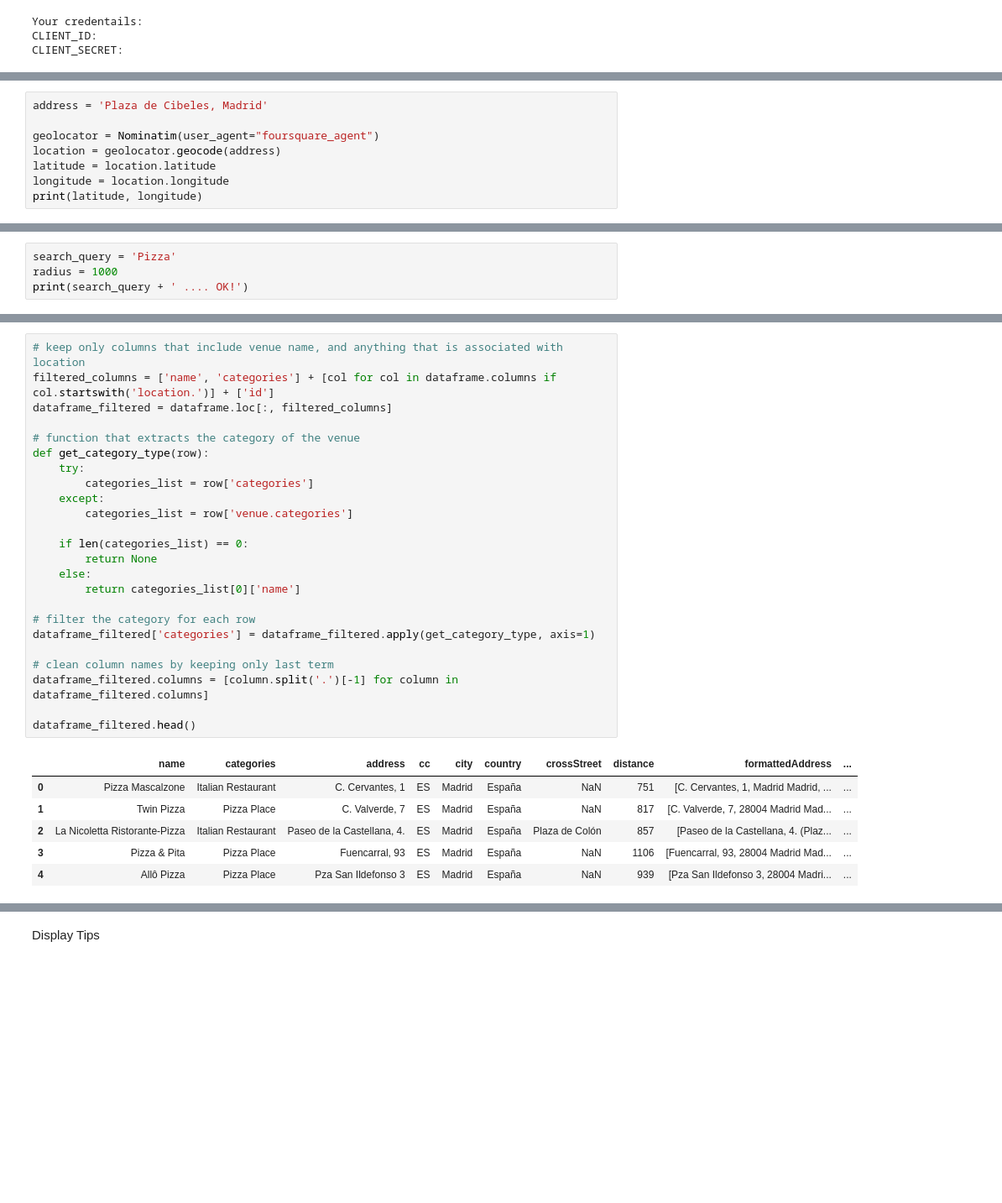
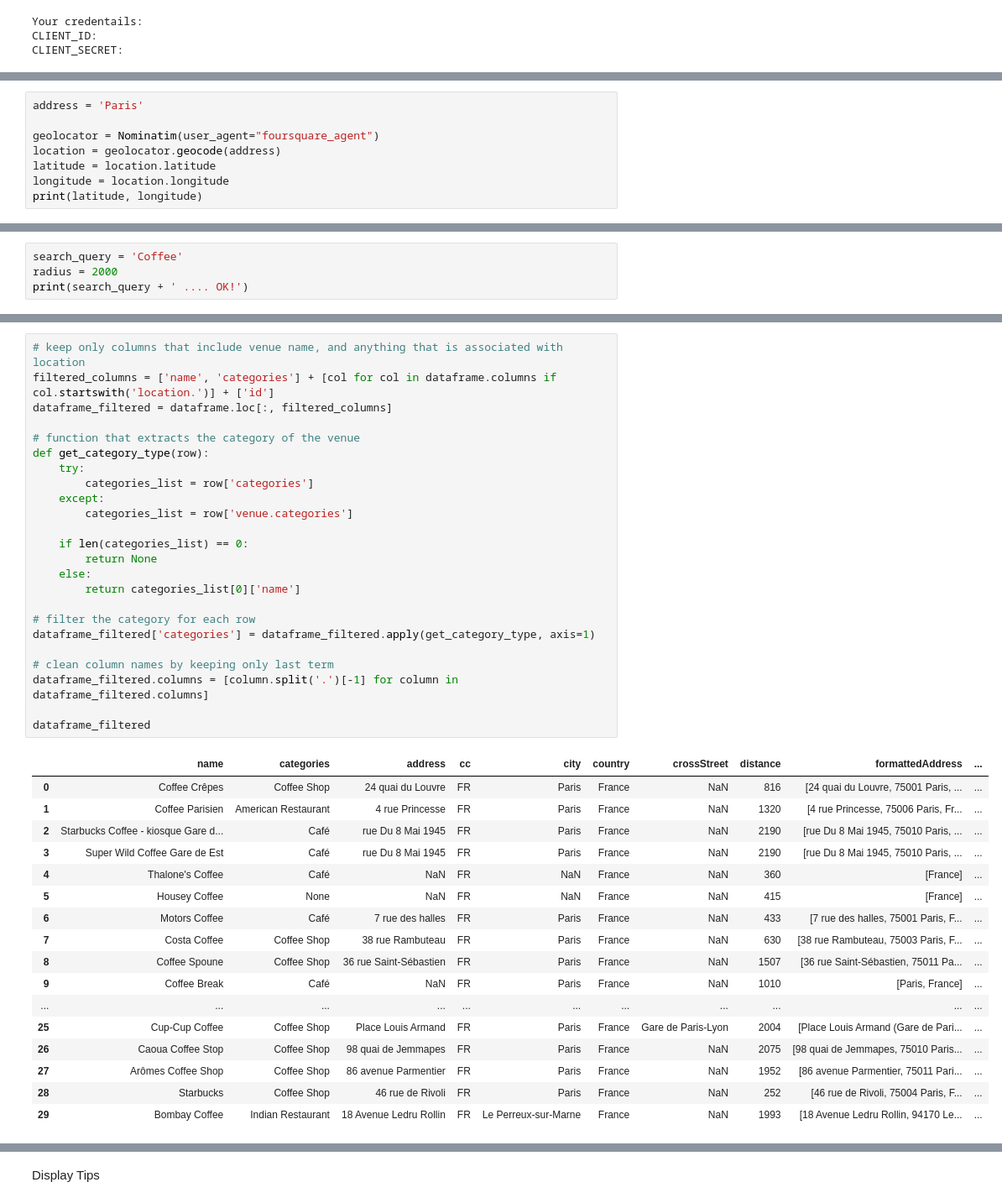
Before and after one commit to pcfds/Learning-and-working-with-python, a Jupyter notebook: Capstone Project - The Battle of Neighborhoods.ipynb, the cells around one changed output, grey strips where cells are left out. Shown at 84% size. Cells and saved outputs as stored; diff of their text form; blank space fills up the shorter version.

```diff
--- a/Capstone Project - The Battle of Neighborhoods.ipynb
+++ b/Capstone Project - The Battle of Neighborhoods.ipynb
@@ -53,5 +76,5 @@ CLIENT_SECRET:
 # %%
-address = 'Plaza de Cibeles, Madrid'
+address = 'Paris'
 
 geolocator = Nominatim(user_agent="foursquare_agent")
 location = geolocator.geocode(address)
@@ -65,5 +88,5 @@ print(latitude, longitude)
 # %%
-search_query = 'Pizza'
-radius = 1000
+search_query = 'Coffee'
+radius = 2000
 print(search_query + ' .... OK!')
 # %% [output]
@@ -115,31 +135,42 @@ dataframe.head()
 # %%
 # keep only columns that include venue name, and anything that is associated with location
 filtered_columns = ['name', 'categories'] + [col for col in dataframe.columns if col.startswith('location.')] + ['id']
 dataframe_filtered = dataframe.loc[:, filtered_columns]
 
 # function that extracts the category of the venue
 def get_category_type(row):
     try:
         categories_list = row['categories']
     except:
         categories_list = row['venue.categories']
 
     if len(categories_list) == 0:
         return None
     else:
         return categories_list[0]['name']
 
 # filter the category for each row
 dataframe_filtered['categories'] = dataframe_filtered.apply(get_category_type, axis=1)
 
 # clean column names by keeping only last term
 dataframe_filtered.columns = [column.split('.')[-1] for column in dataframe_filtered.columns]
 
-dataframe_filtered.head()
+dataframe_filtered
 # %% [output]
 |  | name | categories | address | cc | city | country | crossStreet | distance | formattedAddress | ... |
-| 0 | Pizza Mascalzone | Italian Restaurant | C. Cervantes, 1 | ES | Madrid | España | NaN | 751 | [C. Cervantes, 1, Madrid Madrid, ... | ... |
-| 1 | Twin Pizza | Pizza Place | C. Valverde, 7 | ES | Madrid | España | NaN | 817 | [C. Valverde, 7, 28004 Madrid Mad... | ... |
-| 2 | La Nicoletta Ristorante-Pizza | Italian Restaurant | Paseo de la Castellana, 4. | ES | Madrid | España | Plaza de Colón | 857 | [Paseo de la Castellana, 4. (Plaz... | ... |
-| 3 | Pizza & Pita | Pizza Place | Fuencarral, 93 | ES | Madrid | España | NaN | 1106 | [Fuencarral, 93, 28004 Madrid Mad... | ... |
-| 4 | Allô Pizza | Pizza Place | Pza San Ildefonso 3 | ES | Madrid | España | NaN | 939 | [Pza San Ildefonso 3, 28004 Madri... | ... |
+| 0 | Coffee Crêpes | Coffee Shop | 24 quai du Louvre | FR | Paris | France | NaN | 816 | [24 quai du Louvre, 75001 Paris, ... | ... |
+| 1 | Coffee Parisien | American Restaurant | 4 rue Princesse | FR | Paris | France | NaN | 1320 | [4 rue Princesse, 75006 Paris, Fr... | ... |
+| 2 | Starbucks Coffee - kiosque Gare d... | Café | rue Du 8 Mai 1945 | FR | Paris | France | NaN | 2190 | [rue Du 8 Mai 1945, 75010 Paris, ... | ... |
+| 3 | Super Wild Coffee Gare de Est | Café | rue Du 8 Mai 1945 | FR | Paris | France | NaN | 2190 | [rue Du 8 Mai 1945, 75010 Paris, ... | ... |
+| 4 | Thalone's Coffee | Café | NaN | FR | NaN | France | NaN | 360 | [France] | ... |
+| 5 | Housey Coffee | None | NaN | FR | NaN | France | NaN | 415 | [France] | ... |
+| 6 | Motors Coffee | Café | 7 rue des halles | FR | Paris | France | NaN | 433 | [7 rue des halles, 75001 Paris, F... | ... |
+| 7 | Costa Coffee | Coffee Shop | 38 rue Rambuteau | FR | Paris | France | NaN | 630 | [38 rue Rambuteau, 75003 Paris, F... | ... |
+| 8 | Coffee Spoune | Coffee Shop | 36 rue Saint-Sébastien | FR | Paris | France | NaN | 1507 | [36 rue Saint-Sébastien, 75011 Pa... | ... |
+| 9 | Coffee Break | Café | NaN | FR | Paris | France | NaN | 1010 | [Paris, France] | ... |
+| ... | ... | ... | ... | ... | ... | ... | ... | ... | ... | ... |
+| 25 | Cup-Cup Coffee | Coffee Shop | Place Louis Armand | FR | Paris | France | Gare de Paris-Lyon | 2004 | [Place Louis Armand (Gare de Pari... | ... |
+| 26 | Caoua Coffee Stop | Coffee Shop | 98 quai de Jemmapes | FR | Paris | France | NaN | 2075 | [98 quai de Jemmapes, 75010 Paris... | ... |
+| 27 | Arômes Coffee Shop | Coffee Shop | 86 avenue Parmentier | FR | Paris | France | NaN | 1952 | [86 avenue Parmentier, 75011 Pari... | ... |
+| 28 | Starbucks | Coffee Shop | 46 rue de Rivoli | FR | Paris | France | NaN | 252 | [46 rue de Rivoli, 75004 Paris, F... | ... |
+| 29 | Bombay Coffee | Indian Restaurant | 18 Avenue Ledru Rollin | FR | Le Perreux-sur-Marne | France | NaN | 1993 | [18 Avenue Ledru Rollin, 94170 Le... | ... |
```
Also changed, not shown: parts of 87 cells of this notebook.
